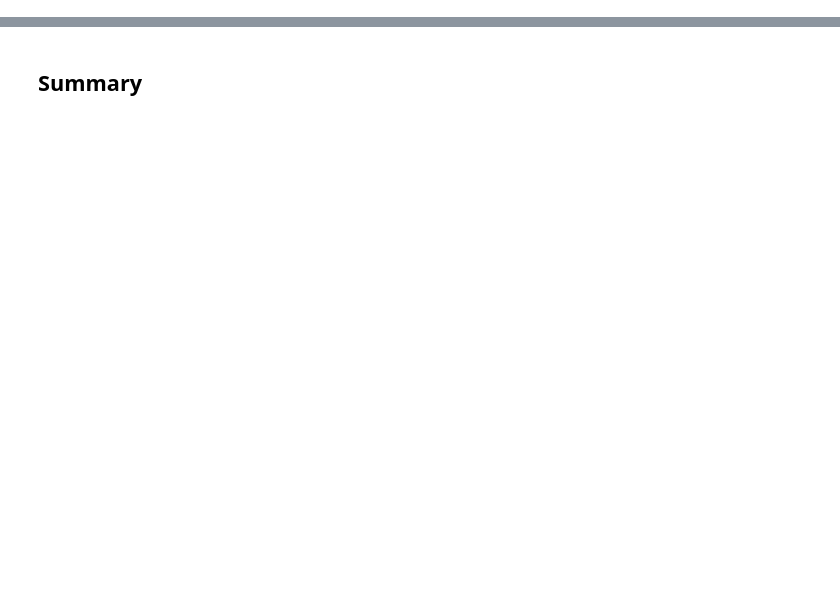
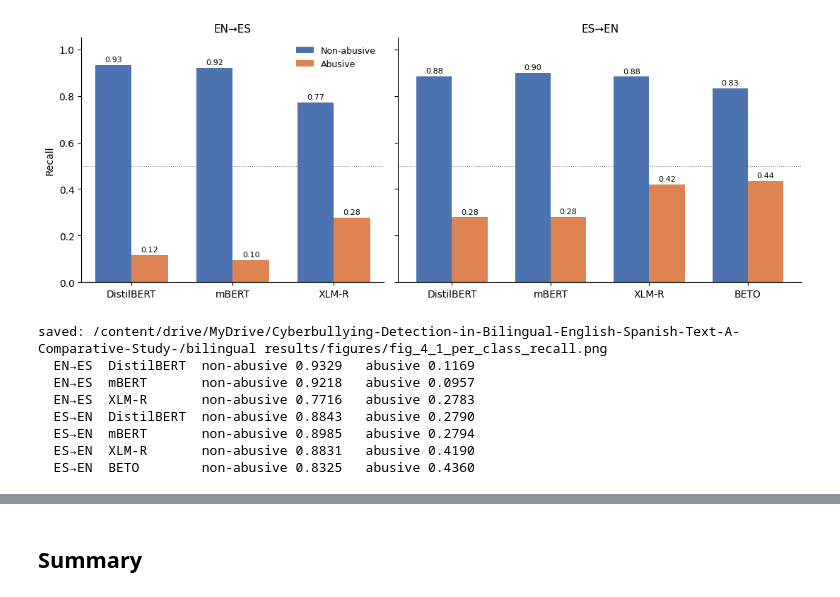
Before and after one commit to YusrahS/Cyberbullying-Detection-in-Bilingual-English-Spanish-Text-A-Comparative-Study-, a Jupyter notebook: Notebooks/Notebook_6_Ensemble (1).ipynb, the cells around one changed output, grey strips where cells are left out. Saved outputs shown, nothing was run; the diff lists cells and outputs as text; code cells hidden in the pictures; blank space fills up the shorter version.

```diff
--- a/Notebooks/Notebook_6_Ensemble (1).ipynb
+++ b/Notebooks/Notebook_6_Ensemble (1).ipynb
@@ -390,0 +326,64 @@ Next: use bilingual_test_with_all_predictions.csv for error analysis (Notebook 7
+# %%
+import json, os
+import numpy as np
+import matplotlib.pyplot as plt
+
+PANELS = [
+    ('EN\u2192ES', [('DistilBERT', 'distilbert_en2es'),
+                   ('mBERT','mbert_en2es'),
+                   ('XLM-R','xlmr_en2es')]),
+    ('ES\u2192EN', [('DistilBERT', 'distilbert_es2en'),
+                   ('mBERT','mbert_es2en'),
+                   ('XLM-R','xlmr_es2en'),
+                   ('BETO','beto_es2en')]),
+]
+
+def recalls(tag):
+    p =f'{SRC}/{tag}_metrics.json'
+    assert os.path.exists(p), f'missing: {p}'
+    r =json.load(open(p))
+    return r['Non-Abusive']['recall'], r['Abusive']['recall']
+
+fig, axes =plt.subplots(1, 2, figsize=(11, 4.2), sharey=True,gridspec_kw={'width_ratios': [3, 4]})
+W =0.36
+NONAB,AB = '#4C72B0','#DD8452'
+
+for ax, (direction, models) in zip(axes, PANELS):
+    names= [n for n, _ in models]
+    vals  =[recalls(t) for _, t in models]
+    x =np.arange(len(names))
+    b1= ax.bar(x - W/2,[v[0] for v in vals], W, label='Non-abusive', color=NONAB)
+    b2 =ax.bar(x + W/2, [v[1] for v in vals],W, label='Abusive',color=AB)
+    for b in (b1, b2):
+        ax.bar_label(b, fmt='%.2f', fontsize=8, padding=2)
+
+    ax.set_xticks(x); ax.set_xticklabels(names)
+    ax.set_title(direction, fontsize=11)
+    ax.set_ylim(0, 1.05)
+    ax.axhline(0.5, color='grey', lw=0.8, ls=':',zorder=0)
+    ax.spines[['top', 'right']].set_visible(False)
+
+axes[0].set_ylabel('Recall')
+axes[0].legend(frameon=False, loc='upper right', fontsize=9)
+plt.tight_layout()
+
+os.makedirs(FIG, exist_ok=True)
+out =f'{FIG}/fig_4_1_per_class_recall.png'
+plt.savefig(out, dpi=300, bbox_inches='tight')
+plt.show()
+print('saved:', out)
+
+for direction, models in PANELS:
+    for name, tag in models:
+        na, ab = recalls(tag)
+        print(f'  {direction}  {name:11s} non-abusive {na:.4f}   abusive {ab:.4f}')
+# %% [output]
+[figure, added]
+saved: /content/drive/MyDrive/Cyberbullying-Detection-in-Bilingual-English-Spanish-Text-A-Comparative-Study-/bilingual results/figures/fig_4_1_per_class_recall.png
+  EN→ES  DistilBERT  non-abusive 0.9329   abusive 0.1169
+  EN→ES  mBERT       non-abusive 0.9218   abusive 0.0957
+  EN→ES  XLM-R       non-abusive 0.7716   abusive 0.2783
+  ES→EN  DistilBERT  non-abusive 0.8843   abusive 0.2790
+  ES→EN  mBERT       non-abusive 0.8985   abusive 0.2794
+  ES→EN  XLM-R       non-abusive 0.8831   abusive 0.4190
+  ES→EN  BETO        non-abusive 0.8325   abusive 0.4360
```
Also changed, not shown: parts of 42 cells of this notebook.
